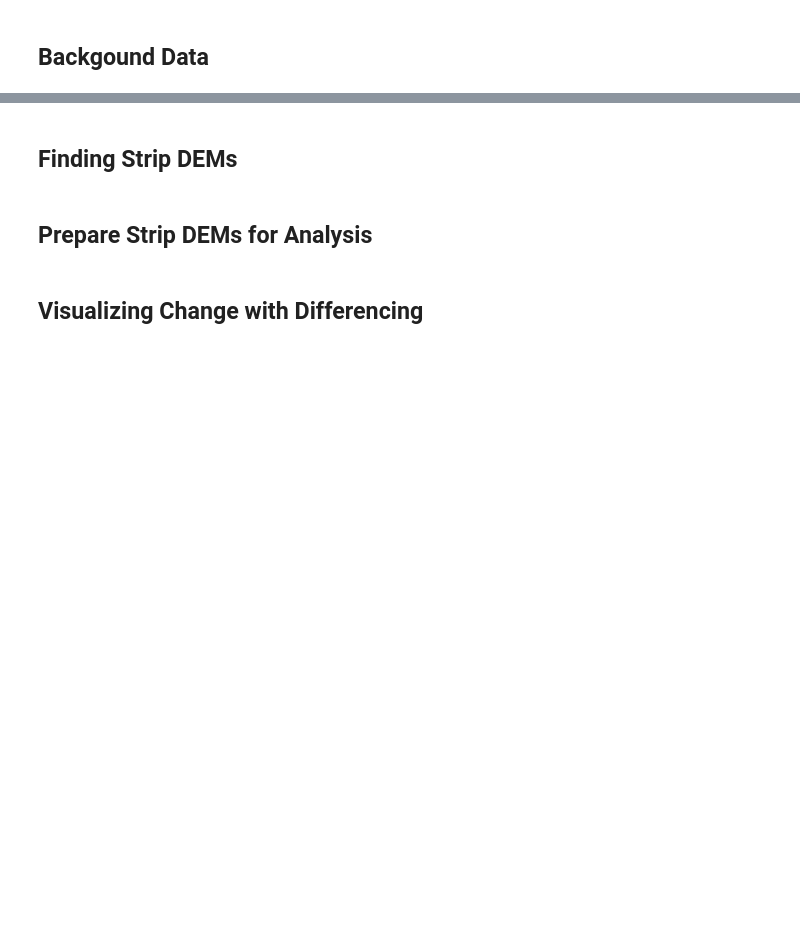
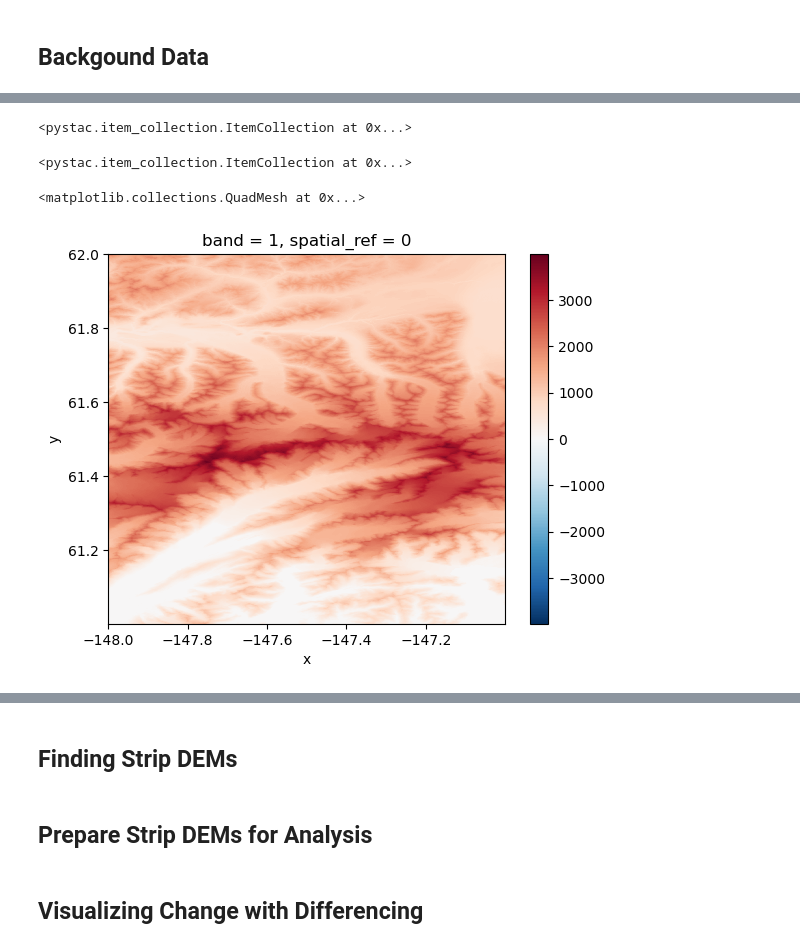
Before and after one commit to PolarGeospatialCenter/getting-started-with-pgc-data-workshop-2024, a Jupyter notebook: change_detection/change_dection_exercise.ipynb, the cells around one changed output, grey strips where cells are left out. Saved outputs shown, nothing was run; the diff lists cells and outputs as text; code cells hidden in the pictures; blank space fills up the shorter version.

```diff
--- a/change_detection/change_dection_exercise.ipynb
+++ b/change_detection/change_dection_exercise.ipynb
@@ -56,0 +87,16 @@ aoi_map
+# %%
+import rioxarray
+
+OUTPUT_DIR = Path(__name__).resolve().parent / "data"
+
+
+def download_data(item: pystac.Item, asset_stac_key: str, output_dir: Path) -> None:
+    if not output_dir.exists():
+        output_dir.mkdir(parents=True)
+
+    url = get_asset_href(item, asset_stac_key)
+    asset_id = item.id
+    filename = f"{asset_id}.tif"
+    filepath = output_dir / filename
+    xds = rioxarray.open_rasterio(url).compute()
+    xds.rio.to_raster(filepath)
@@ -56,0 +113,8 @@ aoi_map
+# %%
+esa_items = search_planetary_computer_stac(
+    collection=esa_stac_info["collection"],
+    features=aoi,
+)
+esa_items
+# %% [output]
+<pystac.item_collection.ItemCollection at 0x...>
@@ -56,0 +123,8 @@ aoi_map
+# %%
+land_items = search_planetary_computer_stac(
+    collection=land_stac_info["collection"],
+    features=aoi,
+)
+land_items
+# %% [output]
+<pystac.item_collection.ItemCollection at 0x...>
@@ -56,0 +133,7 @@ aoi_map
+# %%
+cop30_xds = rioxarray.open_rasterio(OUTPUT_DIR / f"{cop30_items[0].id}.tif")
+# %%
+cop30_xds.plot()
+# %% [output]
+<matplotlib.collections.QuadMesh at 0x...>
+[figure, added]
```
Also changed, not shown: parts of 15 cells of this notebook, 3 other files.
